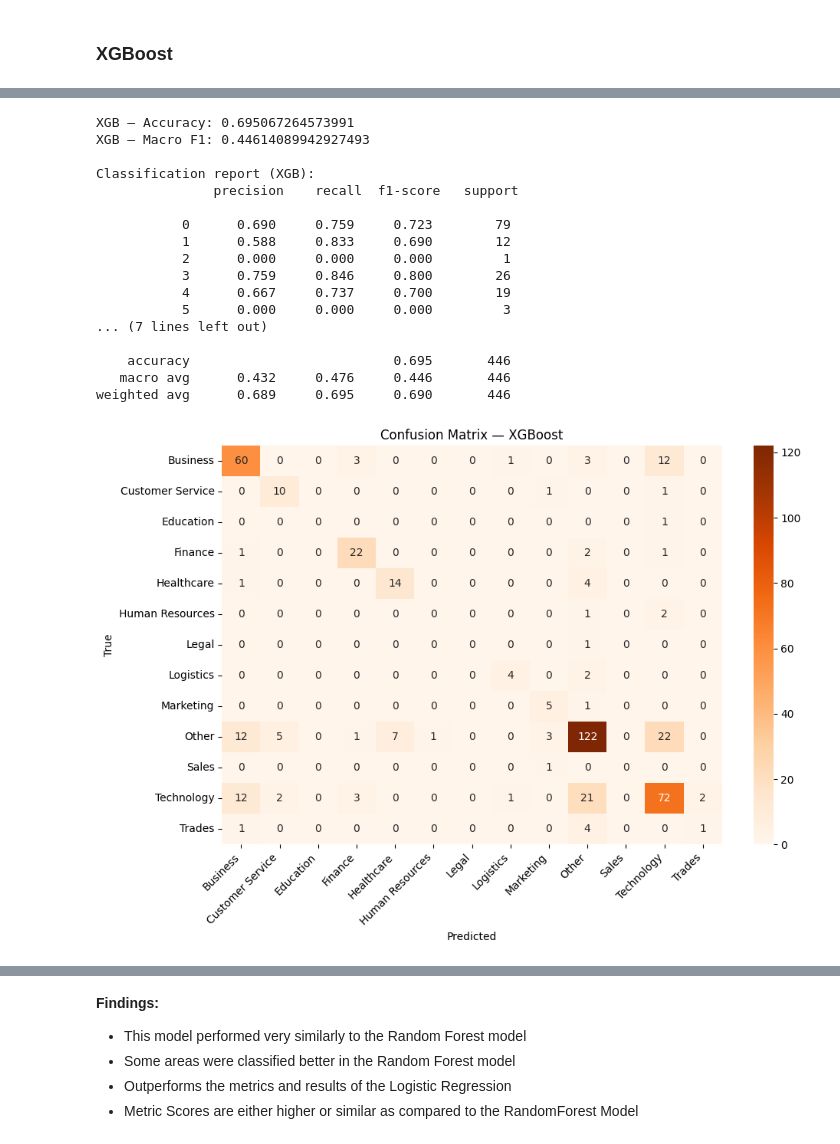
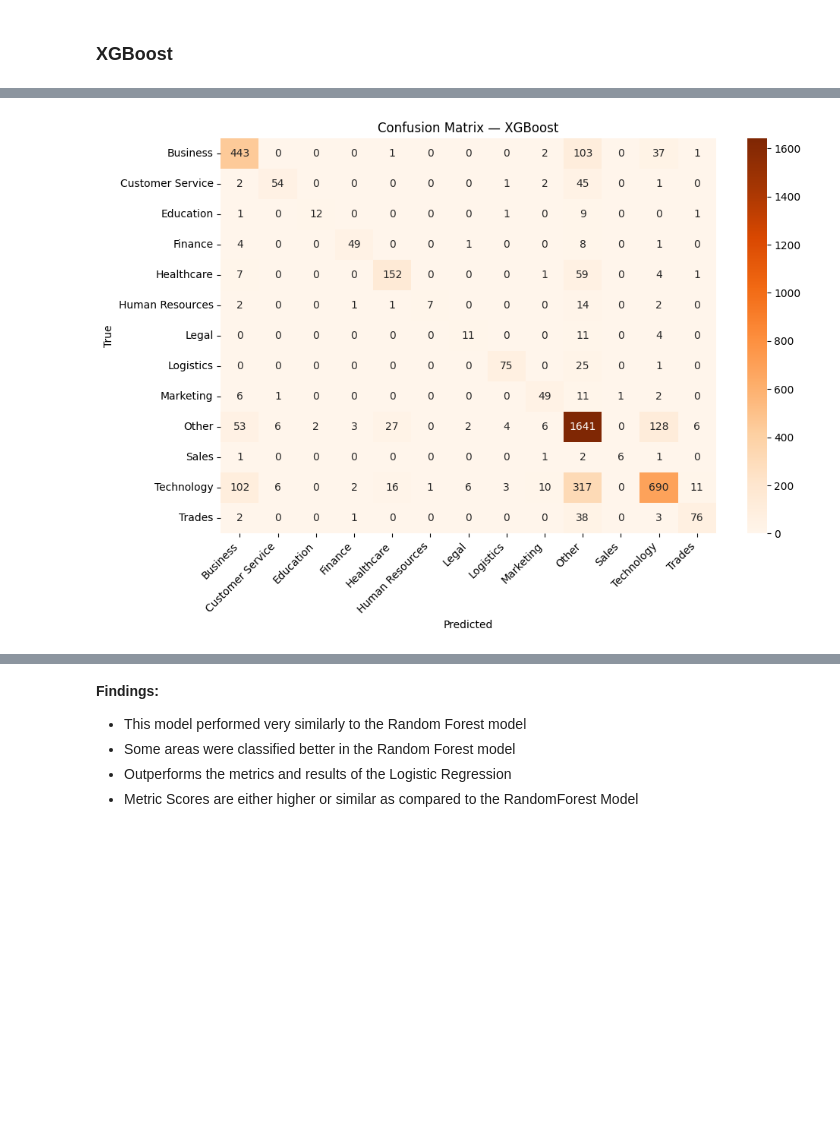
Before and after one commit to PTucc327/Job_Market_Analysis, a Jupyter notebook: job_market_analysis.ipynb, the cells around one changed output, grey strips where cells are left out. Cells and saved outputs as stored; diff of their text form; code cells hidden in the pictures; blank space fills up the shorter version.

```diff
--- a/job_market_analysis.ipynb
+++ b/job_market_analysis.ipynb
@@ -1519,15 +1105,20 @@ SUCCESS: Saved best Random Forest model to 'best_rf_model.pkl'
 # %%
-#Create XGBoost classifier
-xgb_clf = XGBClassifier(
-    objective="multi:softmax",
-    num_class=len(label_encoder.classes_),
-    eval_metric="mlogloss",
-    learning_rate=0.1,
-    n_estimators=100,   # reduce from 300
-    max_depth=5,        # reduce from 8
-    subsample=0.8,
-    colsample_bytree=0.8,
-    random_state=42,
-    n_jobs=-1,
-    tree_method="hist"  # MUCH faster than default
+params = {
+    'objective': 'multi:softprob',
+    'eval_metric': 'mlogloss',
+    'num_class': num_classes,
+    'eta': 0.1,
+    'max_depth': 6,
+    'subsample': 0.8,
+    'colsample_bytree': 0.8,
+    'tree_method': 'hist'  # FAST
+}
+
+xgb_model = xgb.train(
+    params,
+    dtrain,
+    num_boost_round=300,
+    evals=[(dtrain, 'train'), (dtest, 'eval')],
+    early_stopping_rounds=20,
+    verbose_eval=20
 )
@@ -1549,3 +1137,4 @@ XGBClassifier(base_score=None, booster=None, callbacks=None,
 # %%
-#Predict test data (processed)
-y_pred_xgb = xgb_clf.predict(X_test_processed)
+pred_probs = xgb_model.predict(dtest)
+y_pred_xgb_encoded = np.argmax(pred_probs, axis=1)
+y_pred_xgb = label_encoder.inverse_transform(y_pred_xgb_encoded)
@@ -1552,37 +1163,17 @@ y_pred_xgb = xgb_clf.predict(X_test_processed)
 # %%
 # Evaluate on test
+# Decode predictions back to original string labels for comparison with y_test
 
-print("XGB — Accuracy:", accuracy_score(y_test, y_pred_xgb))
-print("XGB — Macro F1:", f1_score(y_test, y_pred_xgb, average="macro"))
-print("\nClassification report (XGB):\n", classification_report(y_test, y_pred_xgb, digits=3))
-
-cm_xgb = confusion_matrix(y_test, y_pred_xgb, labels=xgb_clf.classes_)
+cm_xgb = confusion_matrix(y_test, y_pred_xgb, labels=label_encoder.classes_)
 plt.figure(figsize=(10,7))
 sns.heatmap(cm_xgb, annot=True, fmt="d", cmap="Oranges",
             xticklabels=label_encoder.classes_, yticklabels=label_encoder.classes_)
 plt.title("Confusion Matrix — XGBoost")
 plt.xlabel("Predicted"); plt.ylabel("True")
 plt.xticks(rotation=45, ha="right"); plt.yticks(rotation=0)
 plt.tight_layout(); plt.show()
 # %% [output]
-XGB — Accuracy: 0.695067264573991
-XGB — Macro F1: 0.44614089942927493
-
-Classification report (XGB):
-               precision    recall  f1-score   support
-
-           0      0.690     0.759     0.723        79
-           1      0.588     0.833     0.690        12
-           2      0.000     0.000     0.000         1
-           3      0.759     0.846     0.800        26
-           4      0.667     0.737     0.700        19
-           5      0.000     0.000     0.000         3
-... (7 lines left out)
-
-    accuracy                          0.695       446
-   macro avg      0.432     0.476     0.446       446
-weighted avg      0.689     0.695     0.690       446
-[figure, old version]
+[figure, new version]
 # %%
 from sklearn.metrics import precision_recall_fscore_support
 
```
Also changed, not shown: parts of 46 cells of this notebook.
